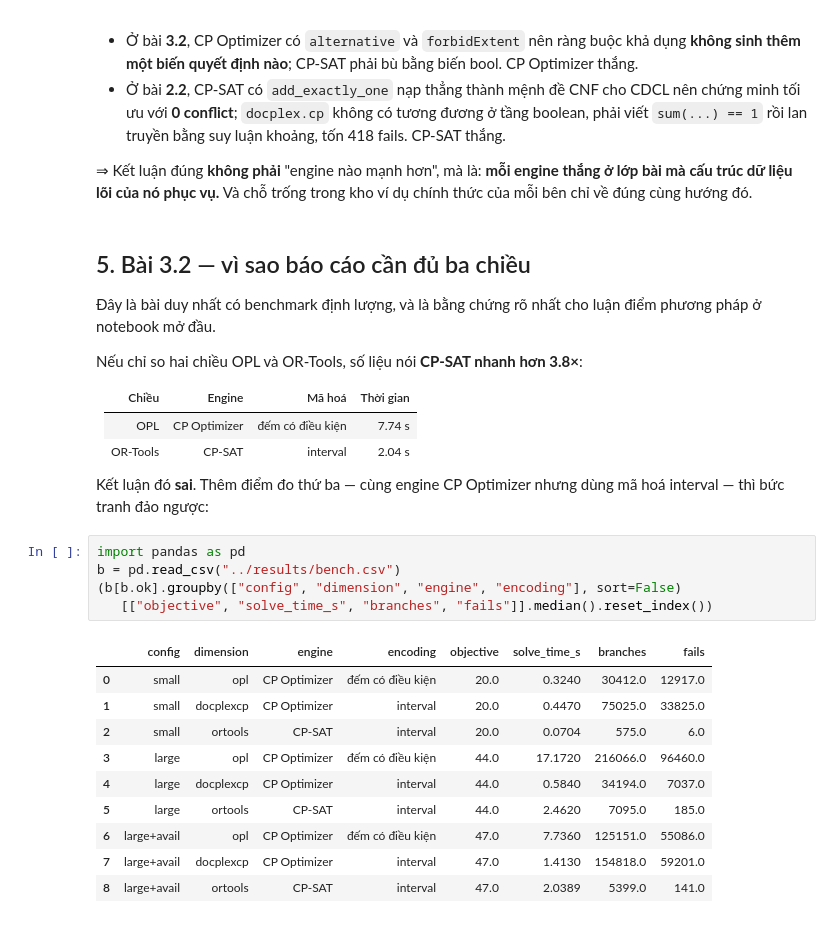
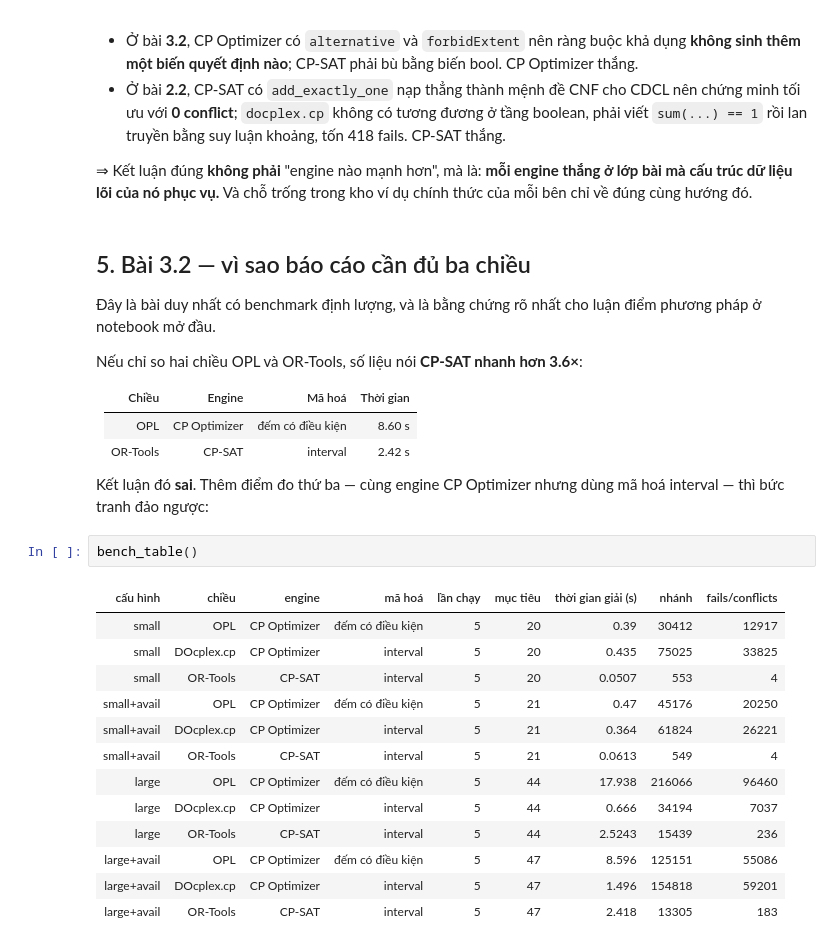
Before and after one commit to dtnntd/cp-opl-docplex-ortools, a Jupyter notebook: notebooks/99_comparison.ipynb, the cells around one changed output. Drawn from its saved outputs; the diff is of its cells as text.

```diff
--- a/notebooks/99_comparison.ipynb
+++ b/notebooks/99_comparison.ipynb
@@ -152,28 +190,28 @@ chính thức của mỗi bên chỉ về đúng cùng hướng đó.
 Đây là bài duy nhất có benchmark định lượng, và là bằng chứng rõ nhất cho luận
 điểm phương pháp ở notebook mở đầu.
 
-Nếu chỉ so hai chiều OPL và OR-Tools, số liệu nói **CP-SAT nhanh hơn 3.8×**:
+Nếu chỉ so hai chiều OPL và OR-Tools, số liệu nói **CP-SAT nhanh hơn 3.6×**:
 
 | Chiều | Engine | Mã hoá | Thời gian |
 |---|---|---|---|
-| OPL | CP Optimizer | đếm có điều kiện | 7.74 s |
-| OR-Tools | CP-SAT | interval | 2.04 s |
+| OPL | CP Optimizer | đếm có điều kiện | 8.60 s |
+| OR-Tools | CP-SAT | interval | 2.42 s |
 
 Kết luận đó **sai**. Thêm điểm đo thứ ba — cùng engine CP Optimizer nhưng dùng mã
 hoá interval — thì bức tranh đảo ngược:
 # %%
-import pandas as pd
-b = pd.read_csv("../results/bench.csv")
-(b[b.ok].groupby(["config", "dimension", "engine", "encoding"], sort=False)
-   [["objective", "solve_time_s", "branches", "fails"]].median().reset_index())
+bench_table()
 # %% [output]
-|  | config | dimension | engine | encoding | objective | solve_time_s | branches | fails |
-| 0 | small | opl | CP Optimizer | đếm có điều kiện | 20.0 | 0.3240 | 30412.0 | 12917.0 |
-| 1 | small | docplexcp | CP Optimizer | interval | 20.0 | 0.4470 | 75025.0 | 33825.0 |
-| 2 | small | ortools | CP-SAT | interval | 20.0 | 0.0704 | 575.0 | 6.0 |
-| 3 | large | opl | CP Optimizer | đếm có điều kiện | 44.0 | 17.1720 | 216066.0 | 96460.0 |
-| 4 | large | docplexcp | CP Optimizer | interval | 44.0 | 0.5840 | 34194.0 | 7037.0 |
-| 5 | large | ortools | CP-SAT | interval | 44.0 | 2.4620 | 7095.0 | 185.0 |
-| 6 | large+avail | opl | CP Optimizer | đếm có điều kiện | 47.0 | 7.7360 | 125151.0 | 55086.0 |
-| 7 | large+avail | docplexcp | CP Optimizer | interval | 47.0 | 1.4130 | 154818.0 | 59201.0 |
-| 8 | large+avail | ortools | CP-SAT | interval | 47.0 | 2.0389 | 5399.0 | 141.0 |
+| cấu hình | chiều | engine | mã hoá | lần chạy | mục tiêu | thời gian giải (s) | nhánh | fails/conflicts |
+| small | OPL | CP Optimizer | đếm có điều kiện | 5 | 20 | 0.39 | 30412 | 12917 |
+| small | DOcplex.cp | CP Optimizer | interval | 5 | 20 | 0.435 | 75025 | 33825 |
+| small | OR-Tools | CP-SAT | interval | 5 | 20 | 0.0507 | 553 | 4 |
+| small+avail | OPL | CP Optimizer | đếm có điều kiện | 5 | 21 | 0.47 | 45176 | 20250 |
+| small+avail | DOcplex.cp | CP Optimizer | interval | 5 | 21 | 0.364 | 61824 | 26221 |
+| small+avail | OR-Tools | CP-SAT | interval | 5 | 21 | 0.0613 | 549 | 4 |
+| large | OPL | CP Optimizer | đếm có điều kiện | 5 | 44 | 17.938 | 216066 | 96460 |
+| large | DOcplex.cp | CP Optimizer | interval | 5 | 44 | 0.666 | 34194 | 7037 |
+| large | OR-Tools | CP-SAT | interval | 5 | 44 | 2.5243 | 15439 | 236 |
+| large+avail | OPL | CP Optimizer | đếm có điều kiện | 5 | 47 | 8.596 | 125151 | 55086 |
+| large+avail | DOcplex.cp | CP Optimizer | interval | 5 | 47 | 1.496 | 154818 | 59201 |
+| large+avail | OR-Tools | CP-SAT | interval | 5 | 47 | 2.418 | 13305 | 183 |
```
Also changed, not shown: parts of 14 cells of this notebook, 9 other files.
